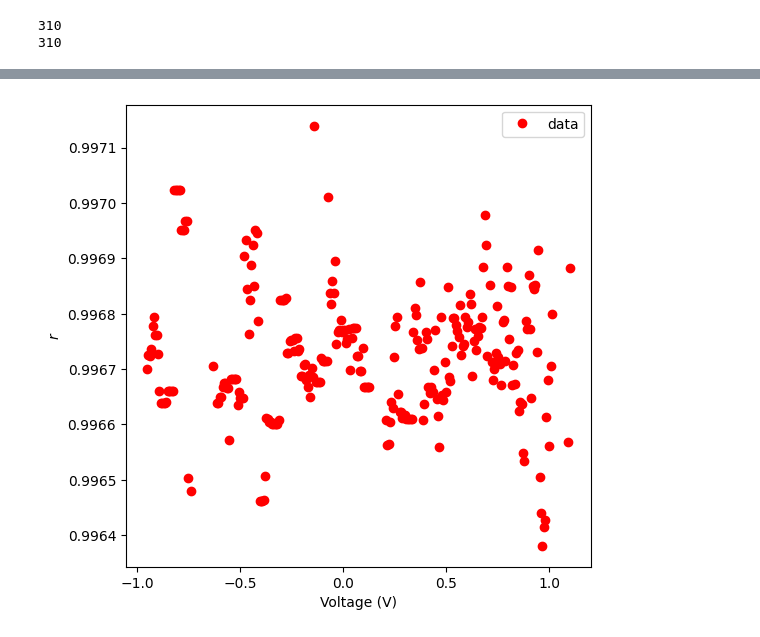
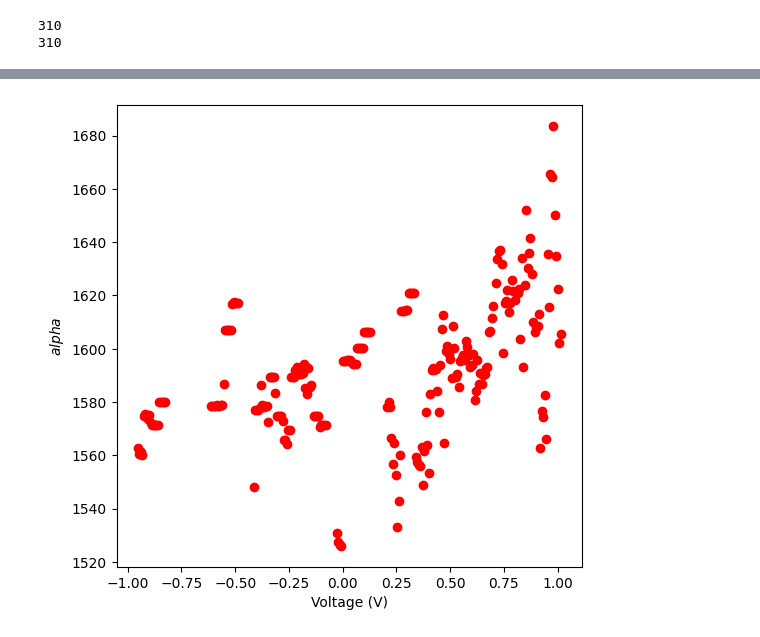
Before and after one commit to madelynnjm/Updated_Thesis, a Jupyter notebook: Gehl/RT/fit.ipynb, the cells around one changed output, grey strips where cells are left out. Saved outputs shown, nothing was run; the diff lists cells and outputs as text; code cells hidden in the pictures.

```diff
--- a/Gehl/RT/fit.ipynb
+++ b/Gehl/RT/fit.ipynb
@@ -125,6 +119,6 @@ plt.show()
 # %%
 fit_params_arr=np.zeros([len(y)+1,2])
-fit_params_arr[0]=[2.5182, 0.9959]
+fit_params_arr[0]=[2.5180304, 0.9915]
 for i in range(len(y)):
     fit_params_arr[i],fit_cov_arr=curve_fit(Guess,x[~x.mask]*1e-9, y[~y.mask],p0=fit_params_arr[i])
     fit_params_arr[i+1]=fit_params_arr[i]
@@ -184,9 +225,11 @@ print(y[~y.mask])
 # i just need to do it like 260 more times
 
 fits = []
+first = 20
+last = 140
 
 def Guess(wavelength,neff):
-    return Tsymthru(wavelength, neff, 0.996, 0.9905, 1.75e-6)
+    return Tsymthru(wavelength, neff, 1575, 0.9962, 1.75e-6)
 
 neff = np.zeros((len(clean_voltages)))
 neff_guess = 2.51819078
@@ -198,6 +241,7 @@ for n in range(0, length):
 
     x = np.ma.masked_array(clean_data[n][0])
     y = np.ma.masked_array(clean_data[n][1])
+
 
     fit_params_arr=np.zeros([len(y)+1,1])
     #fit_params_arr[0]=[neff[n], alph[n]]
@@ -281,0 +404,10 @@ plt.show()
+# %%
+
+for i in range(len(fits_alph)):
+    plt.plot(fits_alph[i][0], fits_alph[i][1])  #if needed , label = .3f'$\\alpha = {voltages[i]}$'
+plt.legend()
+plt.title("Fit Transmission Curves for 4K Microdisk")
+plt.xlabel('Wavelength (nm)')
+plt.ylabel('Intensity (a.u.)')
+#plt.savefig("Gehl-4K-Curves.png")
+plt.show()
@@ -283,15 +431,14 @@ plt.show()
 # now lets try again with r
 
 fits_r = []
-j = 0
 
 r = np.zeros((len(clean_voltages)))
-r_guess = 0.99
+r_guess =  1562.71931754
 
 for n in range(0, length):
 
-    def Guess(wavelength,r_guess):
-        return Tsymthru(wavelength, neff[n], 0.99, r_guess, 1.75e-6)
+    def Guess(wavelength,r):
+        return Tsymthru(wavelength, neff[n], r, 0.9962,   1.75e-6)
 
     line = []
     line.append(clean_data[n][0])
@@ -300,19 +447,19 @@ for n in range(0, length):
     y = np.ma.masked_array(clean_data[n][1])
 
     fit_params_arr=np.zeros([len(y)+1,1])
-    #fit_params_arr[0]=[neff[n], alph[n]]
+    #fit_params_arr[0]=[neff[n], r[n]]
     fit_params_arr[0]=[r_guess]
 
     if clean_voltages.mask[n] == False:
         print("Guess is ", fit_params_arr[0])
         for i in range(len(y)):
-            fit_params_arr[i],fit_cov_arr=curve_fit(Guess,x[~x.mask]*1e-9, y[~y.mask],p0=fit_params_arr[i])
+            fit_params_arr[i],fit_cov_arr=curve_fit(Guess,x[~x.mask]*1e-9, y[~y.mask],p0=fit_params_arr[i]) #, bounds=((720,760)))
             fit_params_arr[i+1]=fit_params_arr[i]
         fit_params_arr=fit_params_arr[:-1]
 
         r_guess = fit_params_arr[12][0]
         r[n] = r_guess    #grab a number from near the middle
-        #alph.append(fit_params_arr[12][1])
+        #r.append(fit_params_arr[12][1])
 
         print(fit_params_arr[12])
         #fit_ans = Guess(x*1e-9,fit_params_arr[:,0], fit_params_arr[:,1])
@@ -470,13 +517,13 @@ No artists with labels found to put in legend.  Note that artists whose label st
 # %%
 plt.figure(figsize=(6,6))
 plt.plot(clean_voltages  , r,  'o', color ='red', label ="data")
 #plt.title('Cryogenic Forward Bias Curve')
 #plt.ticklabel_format(useOffset=False)
 #plt.text(1551.55, 0.2, r'0.8V', color = "red", fontsize="24")
 plt.xlabel('Voltage (V)')
-plt.ylabel('$r$')
+plt.ylabel('$alpha$')
 
-plt.legend()
+plt.savefig("figures/Gehl-4K-Alpha.png",bbox_inches='tight')
 plt.show()
 # %% [output]
-[figure, old version]
+[figure, new version]
```
Also changed, not shown: parts of 28 cells of this notebook, 38 other files.
